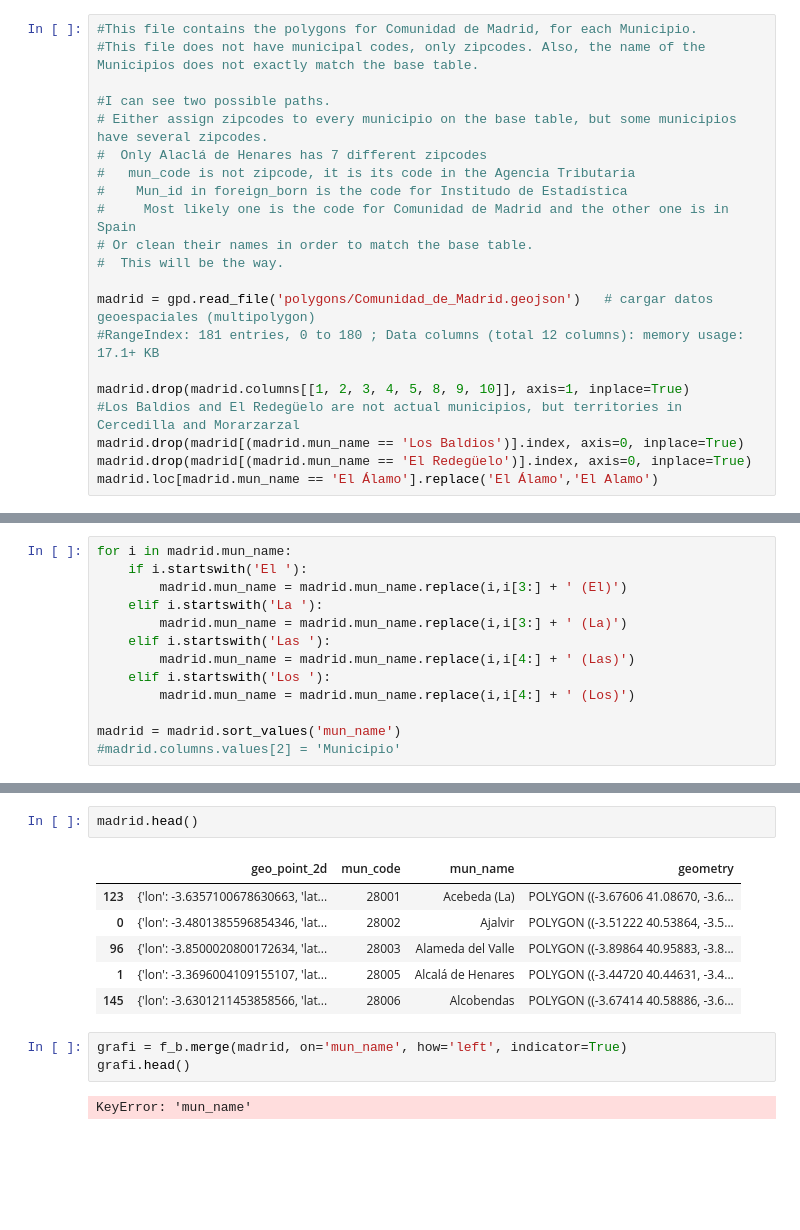
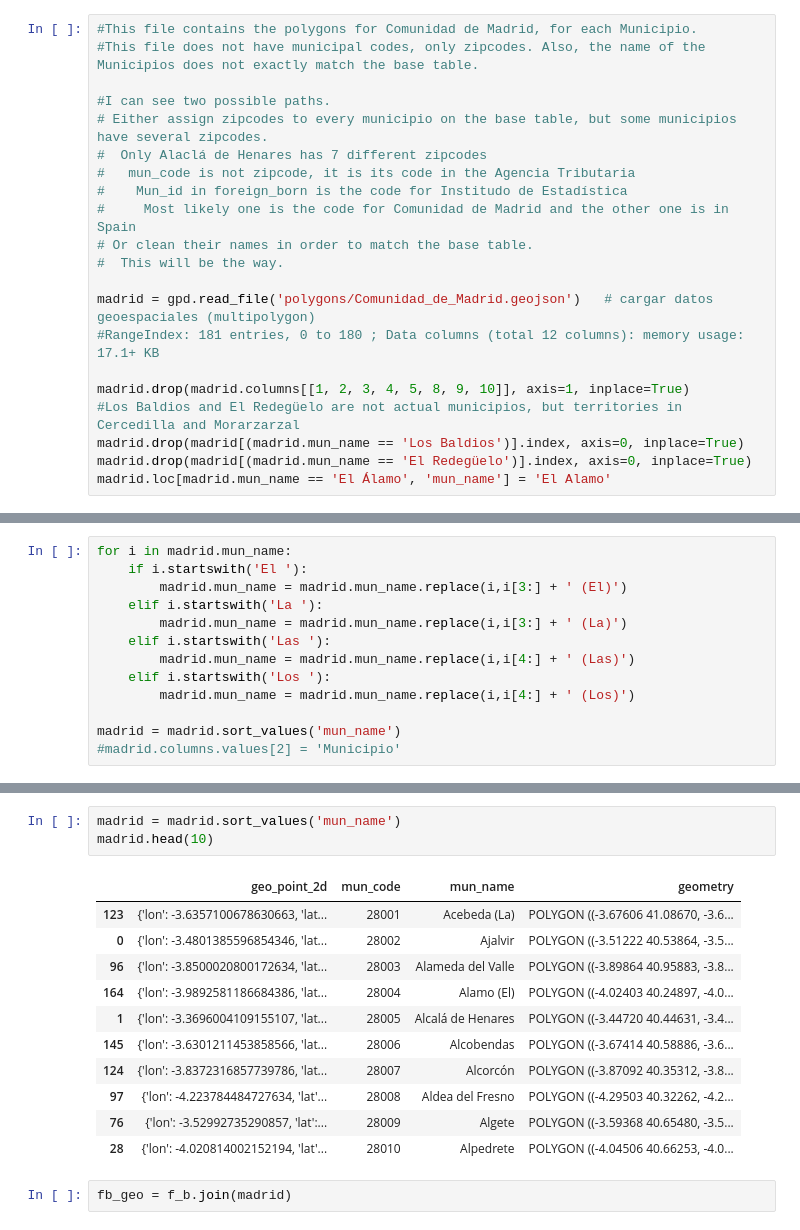
Before and after one commit to santiagofp9/Pueblos_trasnacionales, a Jupyter notebook: Hygiene_geo.ipynb, the cells around one changed output, grey strips where cells are left out. Saved outputs shown, nothing was run; the diff lists cells and outputs as text; blank space fills up the shorter version.

Commit message:
polygons and population merged

```diff
--- a/Hygiene_geo.ipynb
+++ b/Hygiene_geo.ipynb
@@ -44,4 +39,4 @@ madrid.drop(madrid.columns[[1, 2, 3, 4, 5, 8, 9, 10]], axis=1, inplace=True)
 #Los Baldios and El Redegüelo are not actual municipios, but territories in Cercedilla and Morarzarzal
 madrid.drop(madrid[(madrid.mun_name == 'Los Baldios')].index, axis=0, inplace=True)
 madrid.drop(madrid[(madrid.mun_name == 'El Redegüelo')].index, axis=0, inplace=True)
-madrid.loc[madrid.mun_name == 'El Álamo'].replace('El Álamo','El Alamo')
+madrid.loc[madrid.mun_name == 'El Álamo', 'mun_name'] = 'El Alamo'
@@ -71,14 +73,17 @@ f_b.shape
 # %%
-madrid.head()
+madrid = madrid.sort_values('mun_name')
+madrid.head(10)
 # %% [output]
 |  | geo_point_2d | mun_code | mun_name | geometry |
 | 123 | {'lon': -3.6357100678630663, 'lat... | 28001 | Acebeda (La) | POLYGON ((-3.67606 41.08670, -3.6... |
 | 0 | {'lon': -3.4801385596854346, 'lat... | 28002 | Ajalvir | POLYGON ((-3.51222 40.53864, -3.5... |
 | 96 | {'lon': -3.8500020800172634, 'lat... | 28003 | Alameda del Valle | POLYGON ((-3.89864 40.95883, -3.8... |
+| 164 | {'lon': -3.9892581186684386, 'lat... | 28004 | Alamo (El) | POLYGON ((-4.02403 40.24897, -4.0... |
 | 1 | {'lon': -3.3696004109155107, 'lat... | 28005 | Alcalá de Henares | POLYGON ((-3.44720 40.44631, -3.4... |
 | 145 | {'lon': -3.6301211453858566, 'lat... | 28006 | Alcobendas | POLYGON ((-3.67414 40.58886, -3.6... |
+| 124 | {'lon': -3.8372316857739786, 'lat... | 28007 | Alcorcón | POLYGON ((-3.87092 40.35312, -3.8... |
+| 97 | {'lon': -4.223784484727634, 'lat'... | 28008 | Aldea del Fresno | POLYGON ((-4.29503 40.32262, -4.2... |
+| 76 | {'lon': -3.52992735290857, 'lat':... | 28009 | Algete | POLYGON ((-3.59368 40.65480, -3.5... |
+| 28 | {'lon': -4.020814002152194, 'lat'... | 28010 | Alpedrete | POLYGON ((-4.04506 40.66253, -4.0... |
 # %%
-grafi = f_b.merge(madrid, on='mun_name', how='left', indicator=True)
-grafi.head()
+fb_geo = f_b.join(madrid)
-# %% [output]
-KeyError: 'mun_name'
```
Also changed, not shown: parts of 9 cells of this notebook, 4 other files.
